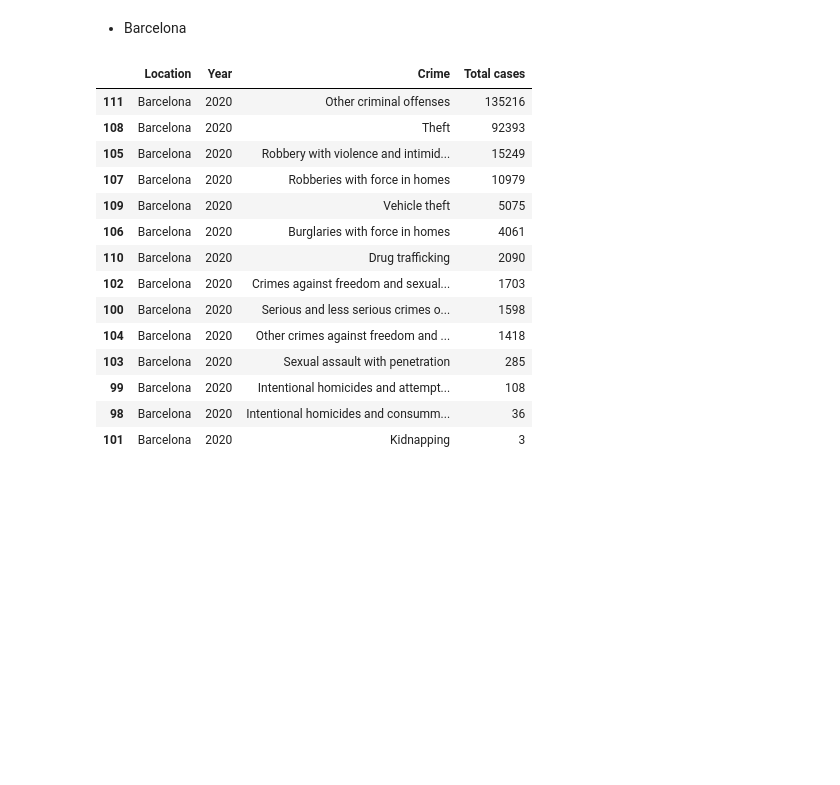
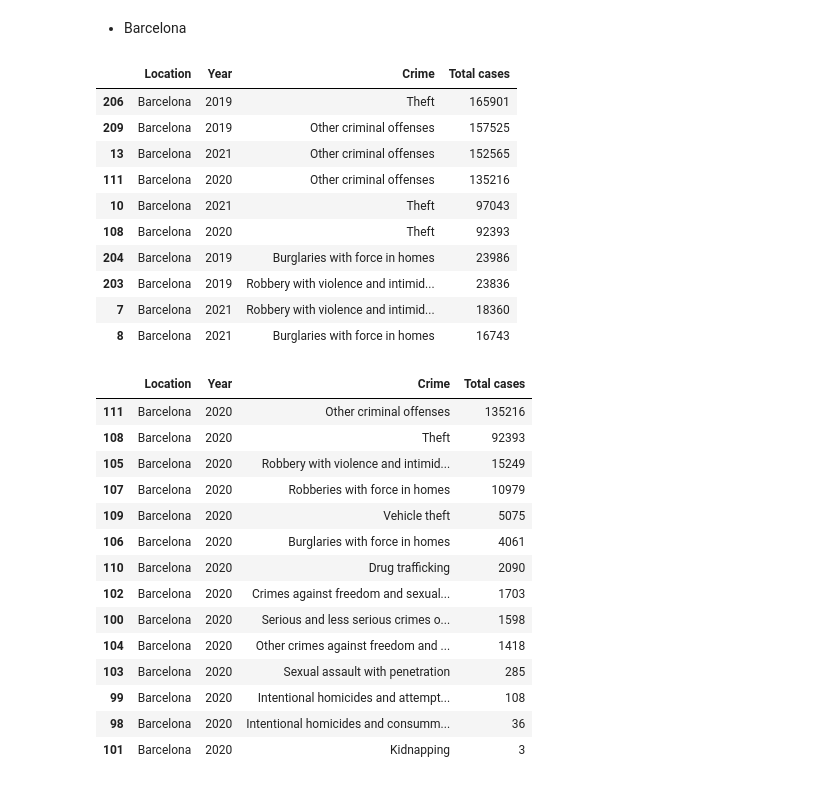
Before and after one commit to captin01/Data_Analysis, a Jupyter notebook: spaincrime.ipynb, the cells around one changed output. Drawn from its saved outputs; the diff is of its cells as text; code cells hidden in the pictures; blank space fills up the shorter version.

```diff
--- a/spaincrime.ipynb
+++ b/spaincrime.ipynb
@@ -256,6 +256,20 @@ Robberies with force in homes              11484
 Name: Total cases, dtype: int64
 # %% [markdown]
  - Barcelona
+# %%
+s_data[s_data['Location'] == 'Barcelona'].sort_values('Total cases', ascending= False).head(10)
+# %% [output]
+|  | Location | Year | Crime | Total cases |
+| 206 | Barcelona | 2019 | Theft | 165901 |
+| 209 | Barcelona | 2019 | Other criminal offenses | 157525 |
+| 13 | Barcelona | 2021 | Other criminal offenses | 152565 |
+| 111 | Barcelona | 2020 | Other criminal offenses | 135216 |
+| 10 | Barcelona | 2021 | Theft | 97043 |
+| 108 | Barcelona | 2020 | Theft | 92393 |
+| 204 | Barcelona | 2019 | Burglaries with force in homes | 23986 |
+| 203 | Barcelona | 2019 | Robbery with violence and intimid... | 23836 |
+| 7 | Barcelona | 2021 | Robbery with violence and intimid... | 18360 |
+| 8 | Barcelona | 2021 | Burglaries with force in homes | 16743 |
 # %%
 s_data[(s_data['Location'] == 'Barcelona') & (s_data['Year'] == 2020)].sort_values('Total cases', ascending = False)
 # %% [output]
```
Also changed, not shown: 1 other file.
